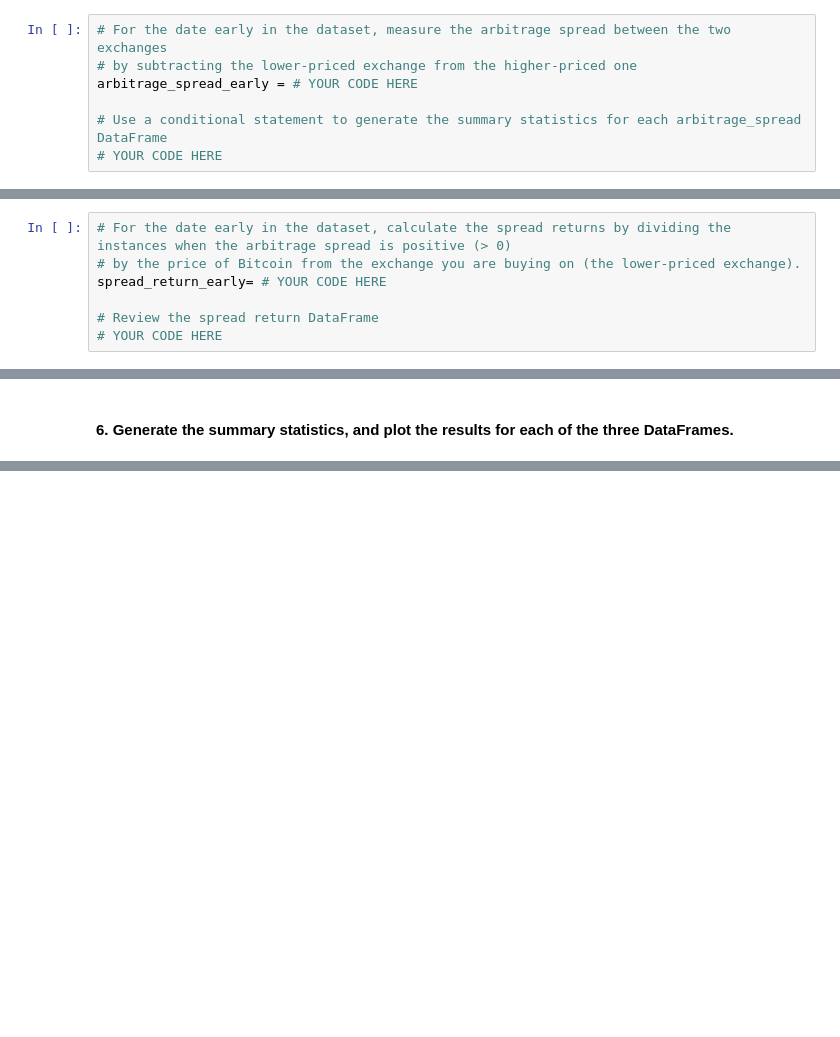
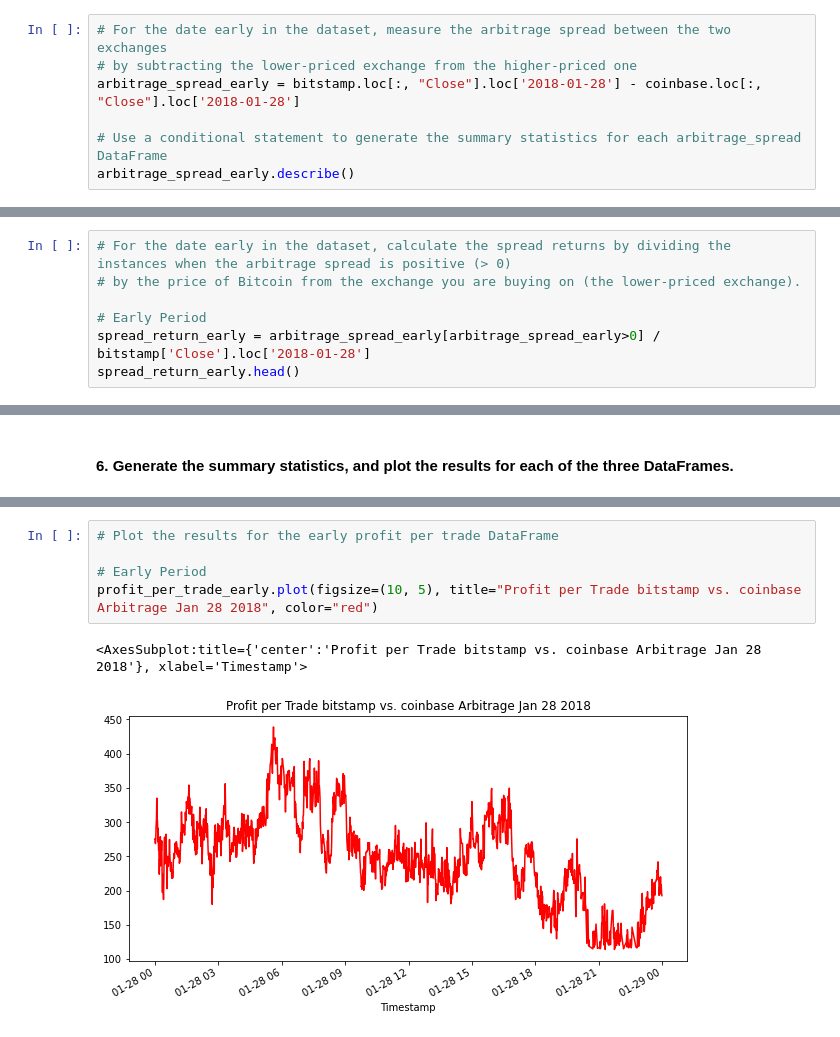
Before and after one commit to jgrichardson/crypto_arbitrage, a Jupyter notebook: crypto_arbitrage.ipynb, the cells around one changed output, grey strips where cells are left out. Saved outputs shown, nothing was run; the diff lists cells and outputs as text; blank space fills up the shorter version.

```diff
--- a/crypto_arbitrage.ipynb
+++ b/crypto_arbitrage.ipynb
@@ -475,8 +356,8 @@ Calculate the potential profits for each date that you selected in the previous
 # %%
 # For the date early in the dataset, measure the arbitrage spread between the two exchanges
 # by subtracting the lower-priced exchange from the higher-priced one
-arbitrage_spread_early = # YOUR CODE HERE
+arbitrage_spread_early = bitstamp.loc[:, "Close"].loc['2018-01-28'] - coinbase.loc[:, "Close"].loc['2018-01-28']
 
 # Use a conditional statement to generate the summary statistics for each arbitrage_spread DataFrame
-# YOUR CODE HERE
+arbitrage_spread_early.describe()
 # %% [output]
@@ -494,9 +407,9 @@ Name: Close, dtype: float64
 # %%
 # For the date early in the dataset, calculate the spread returns by dividing the instances when the arbitrage spread is positive (> 0)
 # by the price of Bitcoin from the exchange you are buying on (the lower-priced exchange).
-spread_return_early= # YOUR CODE HERE
 
-# Review the spread return DataFrame
-# YOUR CODE HERE
+# Early Period
+spread_return_early = arbitrage_spread_early[arbitrage_spread_early>0] / bitstamp['Close'].loc['2018-01-28']
+spread_return_early.head()
 # %% [output]
 Timestamp
@@ -582,0 +614,8 @@ Name: Close, dtype: float64
+# %%
+# Plot the results for the early profit per trade DataFrame
+
+# Early Period
+profit_per_trade_early.plot(figsize=(10, 5), title="Profit per Trade bitstamp vs. coinbase Arbitrage Jan 28 2018", color="red")
+# %% [output]
+<AxesSubplot:title={'center':'Profit per Trade bitstamp vs. coinbase Arbitrage Jan 28 2018'}, xlabel='Timestamp'>
+[figure, added]
```
Also changed, not shown: parts of 52 cells of this notebook.
